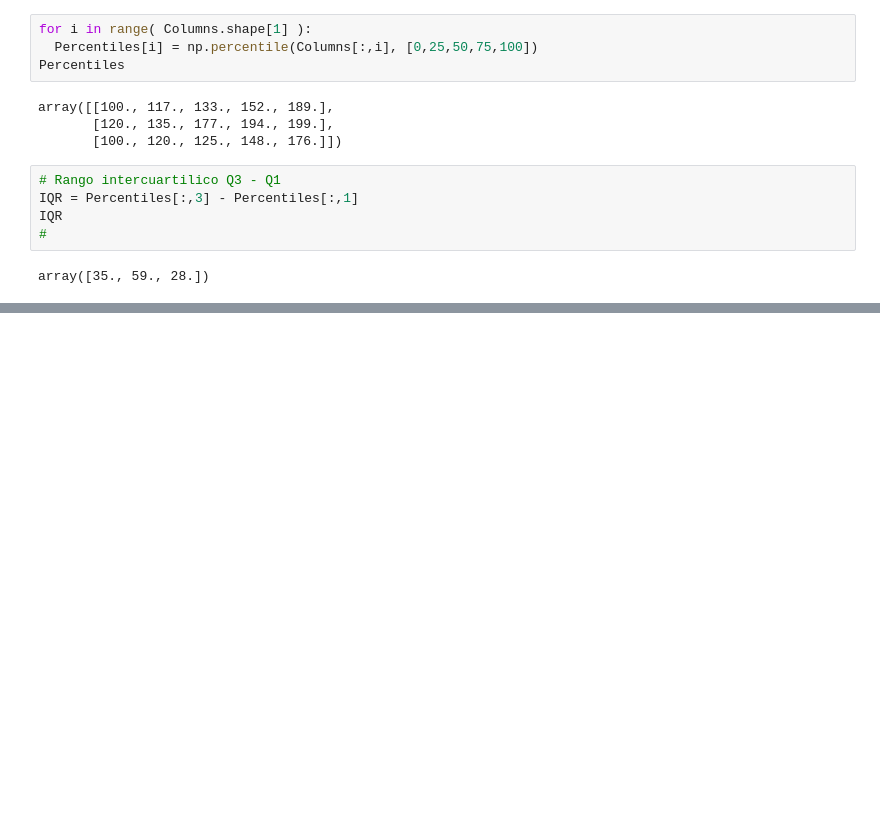
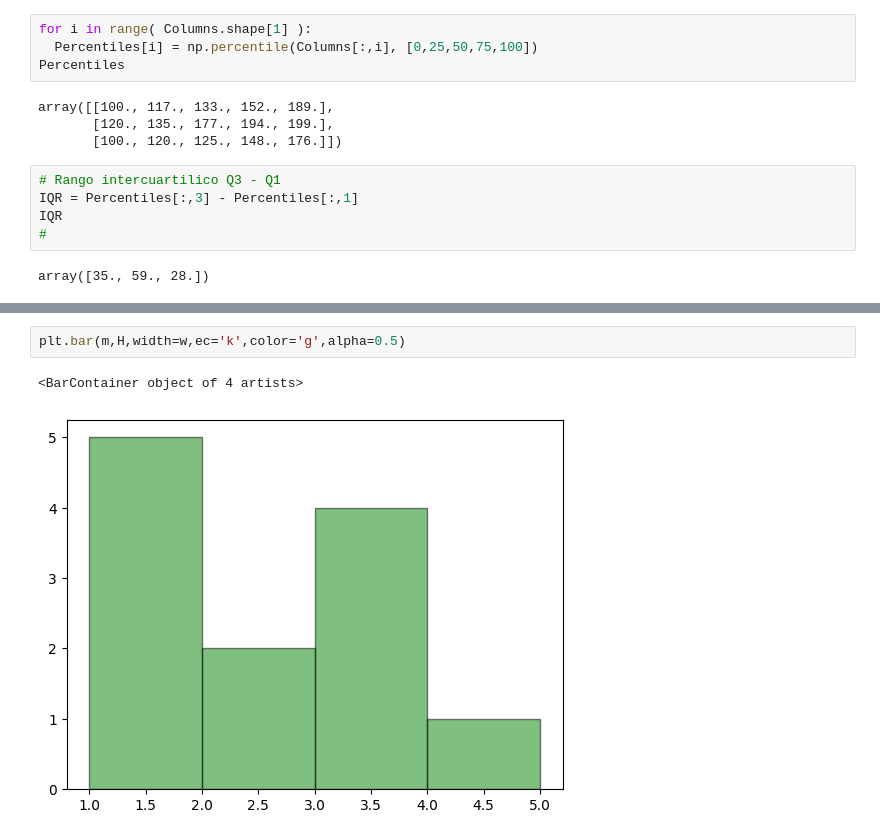
Before and after one commit to asegura4488/CienciaDatos, a Jupyter notebook: Semana4/EstimadoresEstadísticos.ipynb, the cells around one changed output, grey strips where cells are left out. Cells and saved outputs as stored; diff of their text form; blank space fills up the shorter version.

```diff
--- a/Semana4/EstimadoresEstadísticos.ipynb
+++ b/Semana4/EstimadoresEstadísticos.ipynb
@@ -98,0 +140,5 @@ np.float64(80.5)
+# %%
+plt.bar(m,H,width=w,ec='k',color='g',alpha=0.5)
+# %% [output]
+<BarContainer object of 4 artists>
+[figure, added]
```
Also changed, not shown: parts of 17 cells of this notebook.
